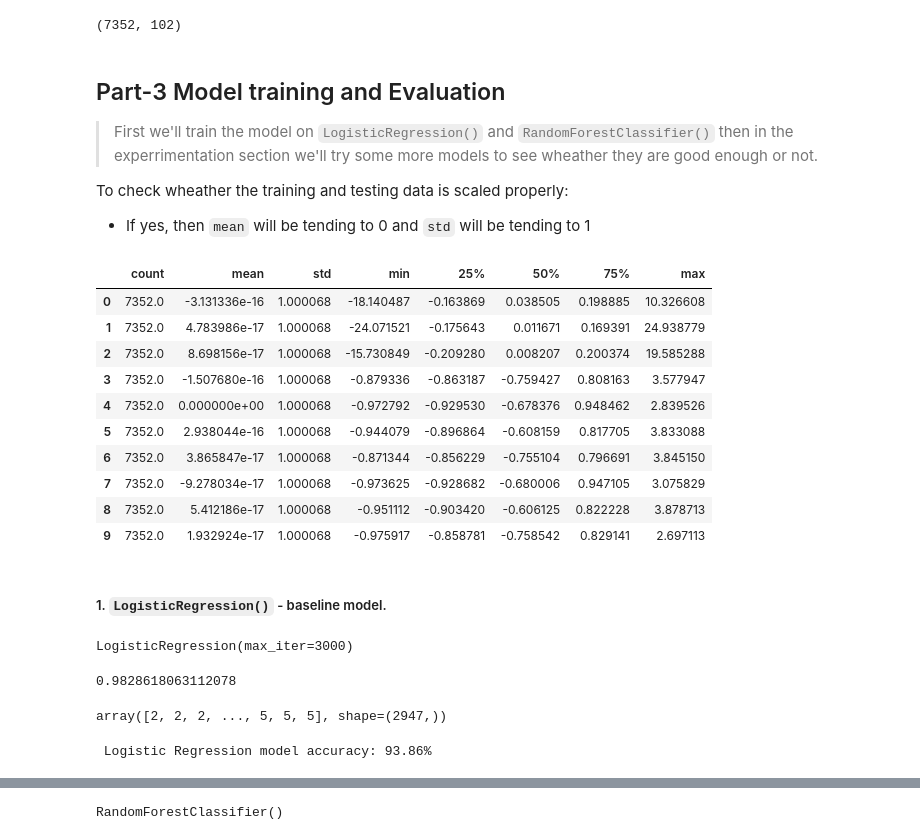
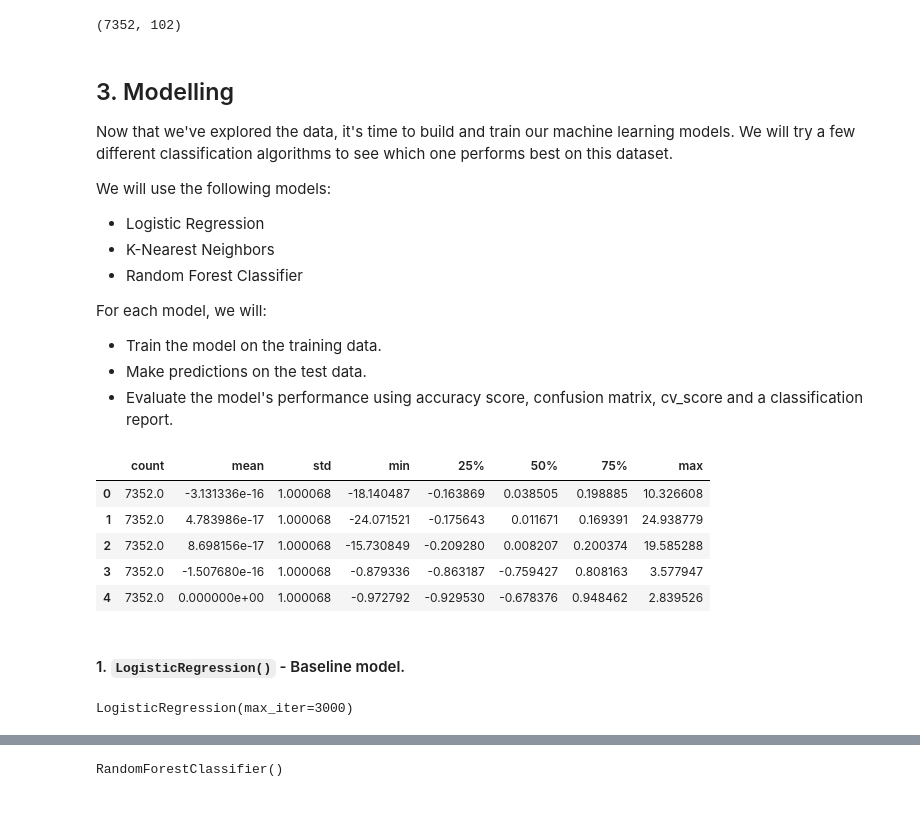
Before and after one commit to solar-node/Human-Activity-Recognition, a Jupyter notebook: human-activity-recognition.ipynb, the cells around one changed output, grey strips where cells are left out. Cells and saved outputs as stored; diff of their text form; code cells hidden in the pictures; blank space fills up the shorter version.

```diff
--- a/human-activity-recognition.ipynb
+++ b/human-activity-recognition.ipynb
@@ -403,23 +363,25 @@ X_train_pca.shape
 # %% [output]
 (7352, 102)
 # %% [markdown]
-## Part-3 Model training and Evaluation
-> First we'll train the model on `LogisticRegression()` and `RandomForestClassifier()` then in the experrimentation section we'll try some more models to  see wheather they are good enough or not.
+## 3. Modelling
 
+Now that we've explored the data, it's time to build and train our machine learning models. We will try a few different classification algorithms to see which one performs best on this dataset.
 
-To check wheather the training and testing data is scaled properly:
-* If yes, then `mean` will be tending to 0 and `std` will be tending to 1
+We will use the following models:
+* Logistic Regression
+* K-Nearest Neighbors
+* Random Forest Classifier
+
+For each model, we will:
+* Train the model on the training data.
+* Make predictions on the test data.
+* Evaluate the model's performance using accuracy score, confusion matrix, cv_score and a classification report.
 # %%
-pd.DataFrame(X_train_scaled).describe().T.head(10)
+pd.DataFrame(X_train_scaled).describe().T.head(5)
 # %% [output]
 |  | count | mean | std | min | 25% | 50% | 75% | max |
 | 0 | 7352.0 | -3.131336e-16 | 1.000068 | -18.140487 | -0.163869 | 0.038505 | 0.198885 | 10.326608 |
 | 1 | 7352.0 | 4.783986e-17 | 1.000068 | -24.071521 | -0.175643 | 0.011671 | 0.169391 | 24.938779 |
 | 2 | 7352.0 | 8.698156e-17 | 1.000068 | -15.730849 | -0.209280 | 0.008207 | 0.200374 | 19.585288 |
 | 3 | 7352.0 | -1.507680e-16 | 1.000068 | -0.879336 | -0.863187 | -0.759427 | 0.808163 | 3.577947 |
 | 4 | 7352.0 | 0.000000e+00 | 1.000068 | -0.972792 | -0.929530 | -0.678376 | 0.948462 | 2.839526 |
-| 5 | 7352.0 | 2.938044e-16 | 1.000068 | -0.944079 | -0.896864 | -0.608159 | 0.817705 | 3.833088 |
-| 6 | 7352.0 | 3.865847e-17 | 1.000068 | -0.871344 | -0.856229 | -0.755104 | 0.796691 | 3.845150 |
-| 7 | 7352.0 | -9.278034e-17 | 1.000068 | -0.973625 | -0.928682 | -0.680006 | 0.947105 | 3.075829 |
-| 8 | 7352.0 | 5.412186e-17 | 1.000068 | -0.951112 | -0.903420 | -0.606125 | 0.822228 | 3.878713 |
-| 9 | 7352.0 | 1.932924e-17 | 1.000068 | -0.975917 | -0.858781 | -0.758542 | 0.829141 | 2.697113 |
@@ -426,5 +437,5 @@ pd.DataFrame(X_train_scaled).describe().T.head(10)
 # %% [markdown]
-##### 1. `LogisticRegression()`  -  baseline model.
+#### 1. `LogisticRegression()`  -  Baseline model.
 # %%
 # Training the baseline model: LinearRegression
 from sklearn.linear_model import LogisticRegression
@@ -438,23 +449,3 @@ lr_model = LogisticRegression(max_iter= 3000,
 lr_model.fit(X_train_pca, y_train_transformed)
 # %% [output]
 LogisticRegression(max_iter=3000)
-# %%
-lr_model_score = lr_model.score(X_train_pca, y_train_transformed)
-lr_model_score
-# %% [output]
-0.9828618063112078
-# %%
-# Importing the evaluation metrics
-from sklearn.metrics import accuracy_score, classification_report, confusion_matrix
-
-# Make predictions with scaled test data
-lr_preds = lr_model.predict(X_test_pca)
-lr_preds
-# %% [output]
-array([2, 2, 2, ..., 5, 5, 5], shape=(2947,))
-# %%
-# Accuracy
-lr_accuracy = accuracy_score(y_test_transformed, lr_preds)
-print(f" Logistic Regression model accuracy: {lr_accuracy*100:.2f}%")
-# %% [output]
- Logistic Regression model accuracy: 93.86%
```
Also changed, not shown: parts of 95 cells of this notebook, 9 other files.
